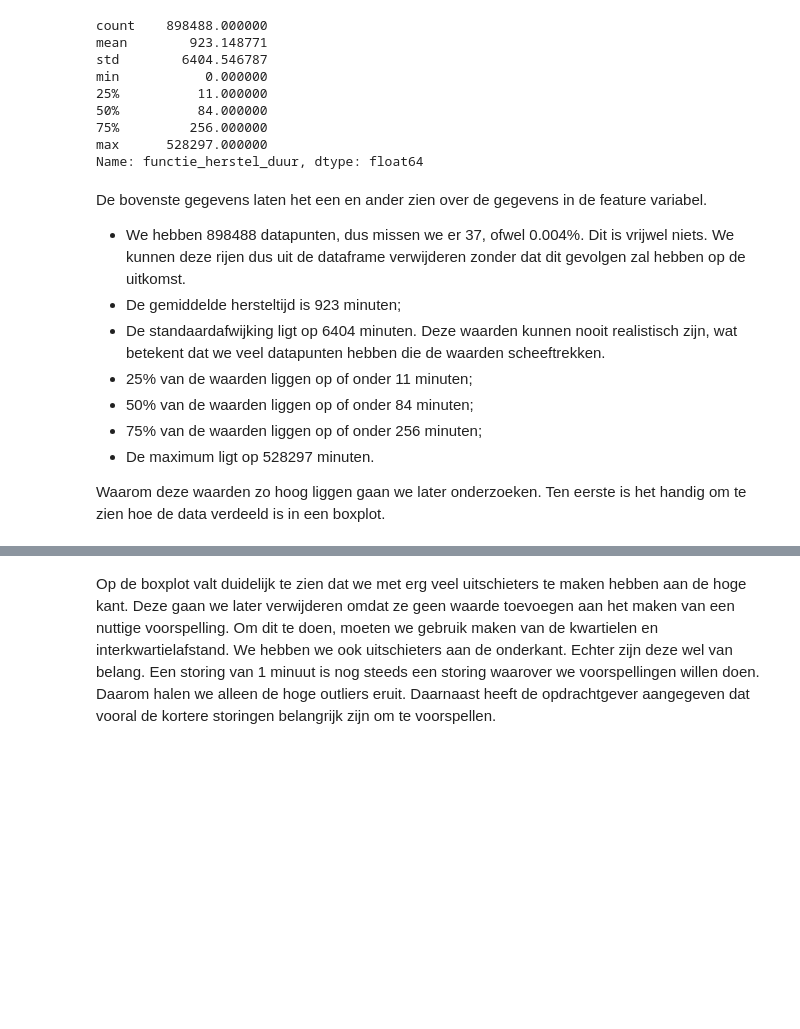
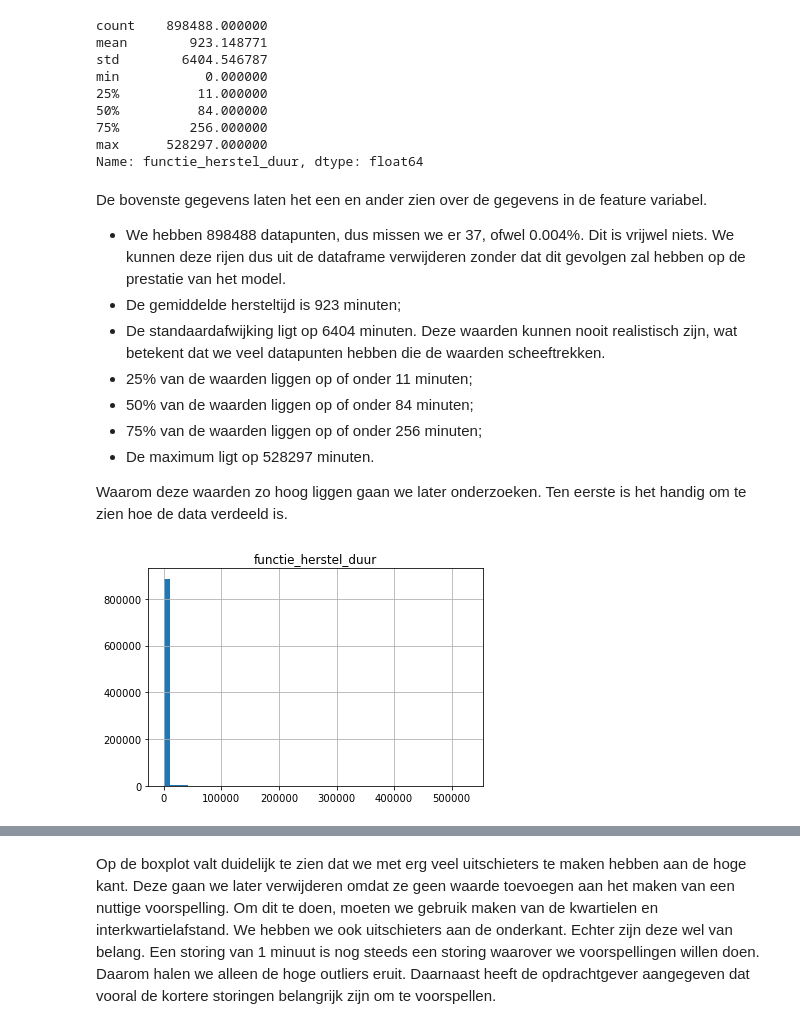
Before and after one commit to sbeetsma/DDB_groep5, a Jupyter notebook: ProRail Opdracht.ipynb, the cells around one changed output, grey strips where cells are left out. Saved outputs shown, nothing was run; the diff lists cells and outputs as text; code cells hidden in the pictures; blank space fills up the shorter version.

```diff
--- a/ProRail Opdracht.ipynb
+++ b/ProRail Opdracht.ipynb
@@ -7,4 +9,4 @@ from sklearn.model_selection import train_test_split
 # %%
-df = pd.read_csv("sap_storing_data_hu_project.csv", low_memory=False)
+file = pd.read_csv("sap_storing_data_hu_project.csv", low_memory=False)
 # %%
 pd.set_option("display.max_columns", None)
@@ -11,4 +15,5 @@ pd.set_option("display.max_columns", None)
 # %%
+df = file.copy()
 df.head()
 # %% [output]
 |  | Unnamed: 0 | #stm_sap_meldnr | stm_mon_nr | stm_vl_post | stm_sap_meld_ddt | stm_sap_mon_meld_ddt | ... |
@@ -69,7 +76,7 @@ max      528297.000000
 Name: functie_herstel_duur, dtype: float64
 # %% [markdown]
 De bovenste gegevens laten het een en ander zien over de gegevens in de feature variabel.
-- We hebben 898488 datapunten, dus missen we er 37, ofwel 0.004%. Dit is vrijwel niets. We kunnen deze rijen dus uit de dataframe verwijderen zonder dat dit gevolgen zal hebben op de uitkomst.
+- We hebben 898488 datapunten, dus missen we er 37, ofwel 0.004%. Dit is vrijwel niets. We kunnen deze rijen dus uit de dataframe verwijderen zonder dat dit gevolgen zal hebben op de prestatie van het model.
 - De gemiddelde hersteltijd is 923 minuten;
 - De standaardafwijking ligt op 6404 minuten. Deze waarden kunnen nooit realistisch zijn, wat betekent dat we veel datapunten hebben die de waarden scheeftrekken.
 - 25% van de waarden liggen op of onder 11 minuten;
@@ -77,4 +84,9 @@ De bovenste gegevens laten het een en ander zien over de gegevens in de feature
 - 75% van de waarden liggen op of onder 256 minuten;
 - De maximum ligt op 528297 minuten.
 
-Waarom deze waarden zo hoog liggen gaan we later onderzoeken. Ten eerste is het handig om te zien hoe de data verdeeld is in een boxplot.
+Waarom deze waarden zo hoog liggen gaan we later onderzoeken. Ten eerste is het handig om te zien hoe de data verdeeld is.
+# %%
+df.hist('functie_herstel_duur', bins = 50)
+plt.show()
+# %% [output]
+[figure, added]
```
Also changed, not shown: parts of 35 cells of this notebook.
